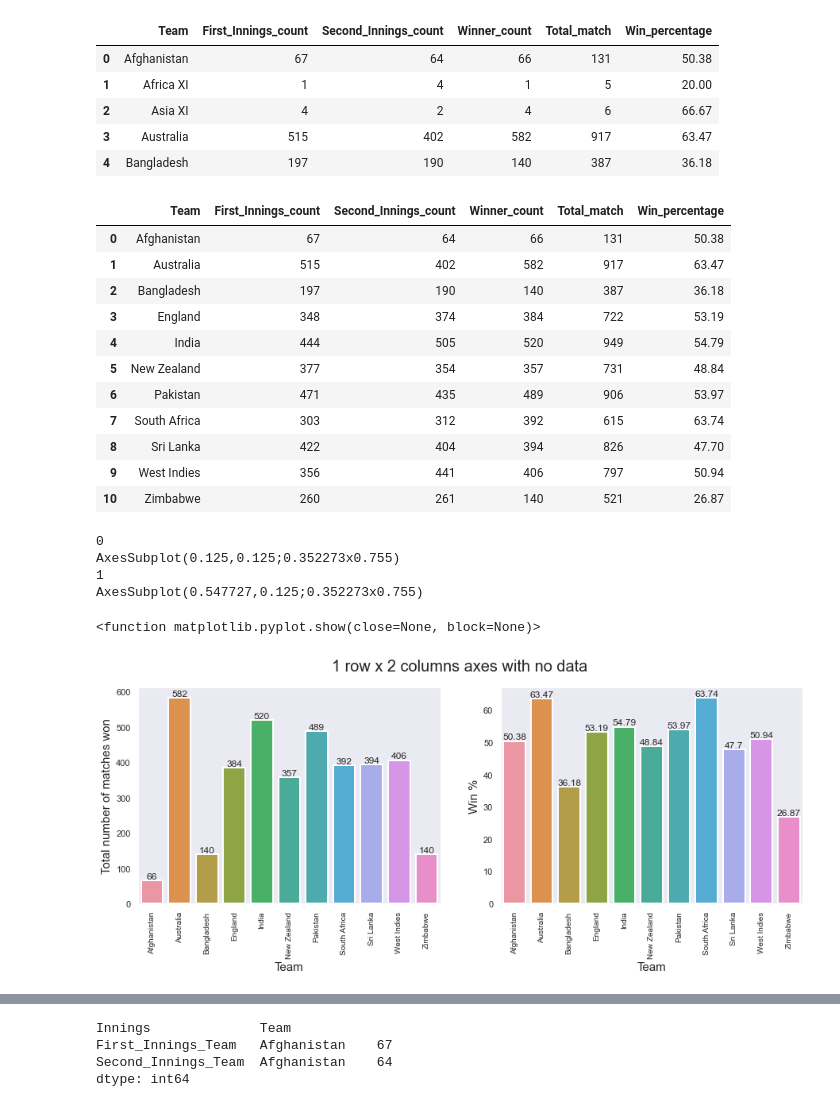
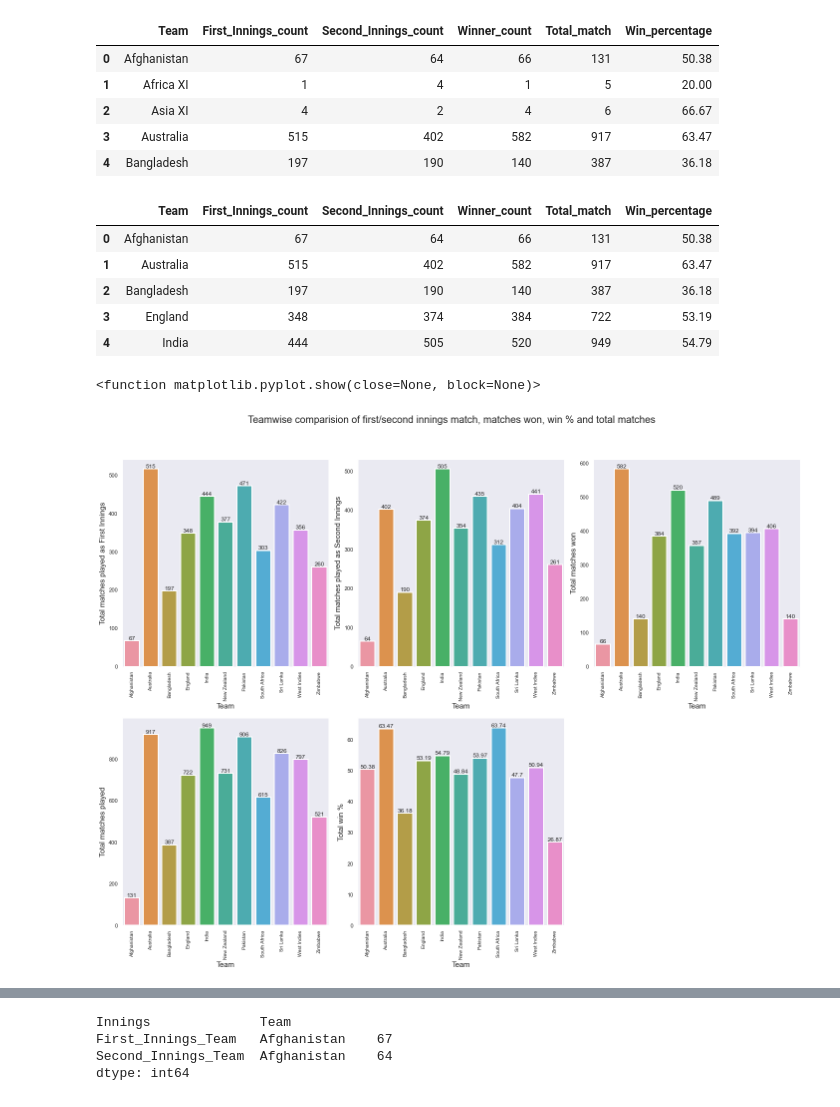
Before and after one commit to atifiu/one_day_cricket_scrapping_project, a Jupyter notebook: one_day_cricket_scrapping_espn.ipynb, the cells around one changed output, grey strips where cells are left out. Saved outputs shown, nothing was run; the diff lists cells and outputs as text; code cells hidden in the pictures.

```diff
--- a/one_day_cricket_scrapping_espn.ipynb
+++ b/one_day_cricket_scrapping_espn.ipynb
@@ -628,11 +545,12 @@ df_total.head()
 | 4 | Bangladesh | 197 | 190 | 140 | 387 | 36.18 |
 # %%
 #Subset of df_total with only current or former test playing countries
+#Test_playing_list to be used for subset of team i.e. only test playing countries
 Test_playing_list = ['England', 'Australia', 'New Zealand', 'Pakistan', 'India', 'West Indies', 'Sri Lanka', 'Zimbabwe', 'South Africa', 'Bangladesh', 'Afghanistan']
 #df_total.query("Team == 'England'")
 #df_total.query('Team == @Test_playing_list')
 df_total_test_playing = df_total[df_total['Team'].isin(Test_playing_list)].reset_index(drop = True)
-df_total_test_playing
+df_total_test_playing.head()
 # %% [output]
 |  | Team | First_Innings_count | Second_Innings_count | Winner_count | Total_match | Win_percentage |
 | 0 | Afghanistan | 67 | 64 | 66 | 131 | 50.38 |
@@ -640,56 +558,73 @@ df_total_test_playing
 | 2 | Bangladesh | 197 | 190 | 140 | 387 | 36.18 |
 | 3 | England | 348 | 374 | 384 | 722 | 53.19 |
 | 4 | India | 444 | 505 | 520 | 949 | 54.79 |
-| 5 | New Zealand | 377 | 354 | 357 | 731 | 48.84 |
-| 6 | Pakistan | 471 | 435 | 489 | 906 | 53.97 |
-| 7 | South Africa | 303 | 312 | 392 | 615 | 63.74 |
-| 8 | Sri Lanka | 422 | 404 | 394 | 826 | 47.70 |
-| 9 | West Indies | 356 | 441 | 406 | 797 | 50.94 |
-| 10 | Zimbabwe | 260 | 261 | 140 | 521 | 26.87 |
 # %%
-#count plot showing the number of matches played year year since 1971
+#Plot number 1
+#count plot showing the Teamwise comparision of first/second innings match, matches won, win % and total matches since 1971
+#Manual method is used rather than looping through the columns
 
 sns.set_style("dark") #darkgrid, whitegrid, dark, white, ticks
 sns.set_context("notebook") #paper, notebook, talk, poster
-fig, ax = plt.subplots(1, 2, figsize=(15, 5), sharey=False, sharex = True)
-for i, ax1 in zip(range(10), ax.flat):
-    print(i)
-    print(ax1)
-fig.suptitle('1 row x 2 columns axes with no data', fontsize=20)
+fig, ax = plt.subplots(2, 3, figsize=(20, 15), sharey=False, sharex = False)
+ax = ax.flatten() # to avoid using 2-d array indices other ax[0][0] have to be used. Ref https://stackoverflow.com/questions/37967786/axes-from-plt-subplots-is-a-numpy-ndarray-object-and-has-no-attribute-plot
+fig.suptitle('Teamwise comparision of first/second innings match, matches won, win % and total matches', fontsize=20, y = 1.04)
 #sns.set(rc = {'figure.figsize':(200,100)})
-g = sns.barplot(data = df_total_test_playing, x = 'Team', y='Winner_count', linewidth = 2, ax=ax[0])
+g = sns.barplot(data = df_total_test_playing, x = 'Team', y='First_Innings_count', linewidth = 2, ax=ax[0]);
 #g = sns.catplot(data = df_total, x = 'Team', y='First_Innings_Team', kind = "bar", height=6, aspect=15/6, linewidth = 2)
 #g = df_total_test_playing.plot(x= 'Team', y=['Winner_count', 'First_Innings_count', 'Second_Innings_count', 'Total_match'], figsize = (20,9), kind = 'bar', stacked = False)
 ax[0].set_xticklabels(ax[0].get_xticklabels(), size = 10, rotation = 90)
 #ax[0].set(xlabel = "Team", ylabel = "Total number of matches won")
 ax[0].set_xlabel("Team", size = 15)
-ax[0].set_ylabel("Total number of matches won", size = 15)
+ax[0].set_ylabel("Total matches played as First Innings", size = 15)
 
+#Set labels on top of bars
 ax[0].bar_label(ax[0].containers[0])
 
 
-g = sns.barplot(data = df_total_test_playing, x = 'Team', y='Win_percentage', linewidth = 2, ax=ax[1])
+g = sns.barplot(data = df_total_test_playing, x = 'Team', y='Second_Innings_count', linewidth = 2, ax=ax[1]);
 ax[1].set_xticklabels(ax[1].get_xticklabels(), size = 10, rotation = 90)
 #ax[0].set(xlabel = "Team", ylabel = "Total number of matches won")
 ax[1].set_xlabel("Team", size = 15)
-ax[1].set_ylabel("Win %", size = 15)
+ax[1].set_ylabel("Total matches played as Second Innings", size = 15)
 
 ax[1].bar_label(ax[1].containers[0])
 
+g = sns.barplot(data = df_total_test_playing, x = 'Team', y='Winner_count', linewidth = 2, ax=ax[2]);
+ax[2].set_xticklabels(ax[2].get_xticklabels(), size = 10, rotation = 90)
+#ax[0].set(xlabel = "Team", ylabel = "Total number of matches won")
+ax[2].set_xlabel("Team", size = 15)
+ax[2].set_ylabel("Total matches won", size = 15)
+
+ax[2].bar_label(ax[2].containers[0])
+
+g = sns.barplot(data = df_total_test_playing, x = 'Team', y='Total_match', linewidth = 2, ax=ax[3]);
+ax[3].set_xticklabels(ax[3].get_xticklabels(), size = 10, rotation = 90)
+#ax[0].set(xlabel = "Team", ylabel = "Total number of matches won")
+ax[3].set_xlabel("Team", size = 15)
+ax[3].set_ylabel("Total matches played", size = 15)
+
+ax[3].bar_label(ax[3].containers[0])
+
+g = sns.barplot(data = df_total_test_playing, x = 'Team', y='Win_percentage', linewidth = 2, ax=ax[4]);
+ax[4].set_xticklabels(ax[4].get_xticklabels(), size = 10, rotation = 90)
+#ax[0].set(xlabel = "Team", ylabel = "Total number of matches won")
+ax[4].set_xlabel("Team", size = 15)
+ax[4].set_ylabel("Total win %", size = 15)
+
+ax[4].bar_label(ax[4].containers[0])
+
 #plt.xticks(rotation = 90)
+fig.tight_layout()
+ax[5].set_axis_off()  # Not to show blank subplot
 
 
 
 
 #plt.grid()
 plt.show
 # %% [output]
-0
-AxesSubplot(0.125,0.125;0.352273x0.755)
-1
-AxesSubplot(0.547727,0.125;0.352273x0.755)
+<function matplotlib.pyplot.show(close=None, block=None)>
-<function matplotlib.pyplot.show(close=None, block=None)>
-[figure, old version]
+[figure, new version]
 # %%
 #count plot showing the number of matches played year year since 1971
 
```
Also changed, not shown: parts of 34 cells of this notebook.
